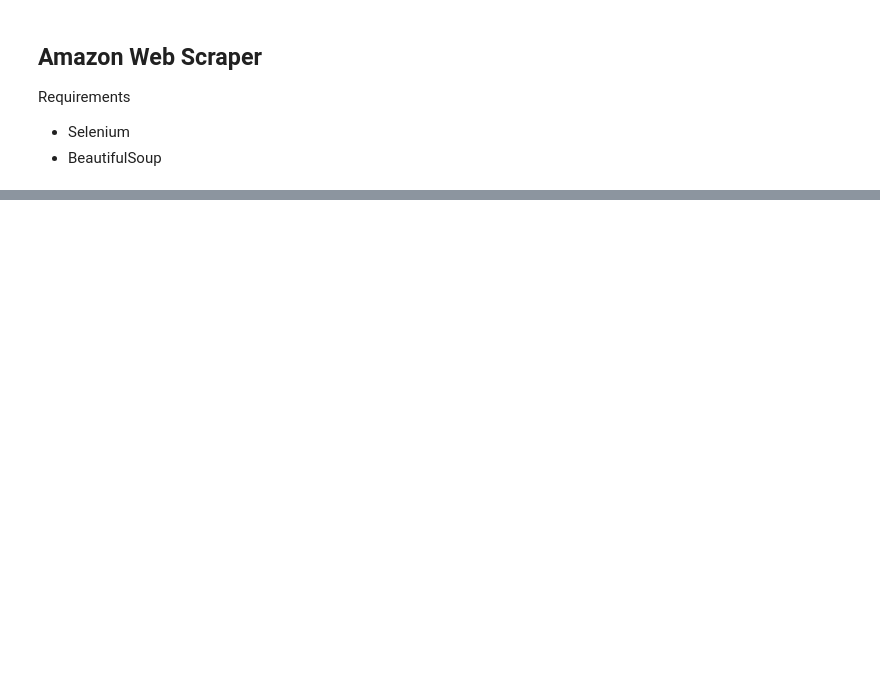
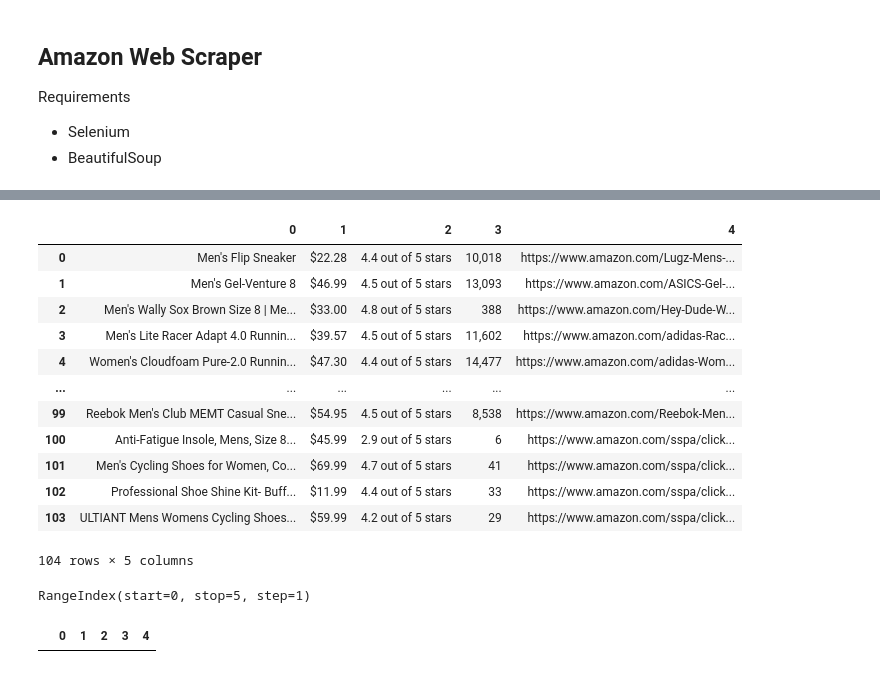
Before and after one commit to abhi-145/Ninja, a Jupyter notebook: AmazonScrapping.ipynb, the cells around one changed output, grey strips where cells are left out. Drawn from its saved outputs; the diff is of its cells as text; code cells hidden in the pictures; blank space fills up the shorter version.

```diff
--- a/AmazonScrapping.ipynb
+++ b/AmazonScrapping.ipynb
@@ -77,2 +99,2 @@ def main(search_term):
 # %%
-main('shoes')
+data=main('shoes')
@@ -78,0 +119,24 @@ main('shoes')
+# %%
+data
+# %% [output]
+|  | 0 | 1 | 2 | 3 | 4 |
+| 0 | Men's Flip Sneaker | $22.28 | 4.4 out of 5 stars | 10,018 | https://www.amazon.com/Lugz-Mens-... |
+| 1 | Men's Gel-Venture 8 | $46.99 | 4.5 out of 5 stars | 13,093 | https://www.amazon.com/ASICS-Gel-... |
+| 2 | Men's Wally Sox Brown Size 8 | Me... | $33.00 | 4.8 out of 5 stars | 388 | https://www.amazon.com/Hey-Dude-W... |
+| 3 | Men's Lite Racer Adapt 4.0 Runnin... | $39.57 | 4.5 out of 5 stars | 11,602 | https://www.amazon.com/adidas-Rac... |
+| 4 | Women's Cloudfoam Pure-2.0 Runnin... | $47.30 | 4.4 out of 5 stars | 14,477 | https://www.amazon.com/adidas-Wom... |
+| ... | ... | ... | ... | ... | ... |
+| 99 | Reebok Men's Club MEMT Casual Sne... | $54.95 | 4.5 out of 5 stars | 8,538 | https://www.amazon.com/Reebok-Men... |
+| 100 | Anti-Fatigue Insole, Mens, Size 8... | $45.99 | 2.9 out of 5 stars | 6 | https://www.amazon.com/sspa/click... |
+| 101 | Men's Cycling Shoes for Women, Co... | $69.99 | 4.7 out of 5 stars | 41 | https://www.amazon.com/sspa/click... |
+| 102 | Professional Shoe Shine Kit- Buff... | $11.99 | 4.4 out of 5 stars | 33 | https://www.amazon.com/sspa/click... |
+| 103 | ULTIANT Mens Womens Cycling Shoes... | $59.99 | 4.2 out of 5 stars | 29 | https://www.amazon.com/sspa/click... |
+104 rows × 5 columns
+# %%
+data.columns
+# %% [output]
+RangeIndex(start=0, stop=5, step=1)
+# %%
+data[data[0]=='Skechers Men\'s Expected Avillo Moccasin']
+# %% [output]
+|  | 0 | 1 | 2 | 3 | 4 |
```
Also changed, not shown: parts of 6 cells of this notebook.
